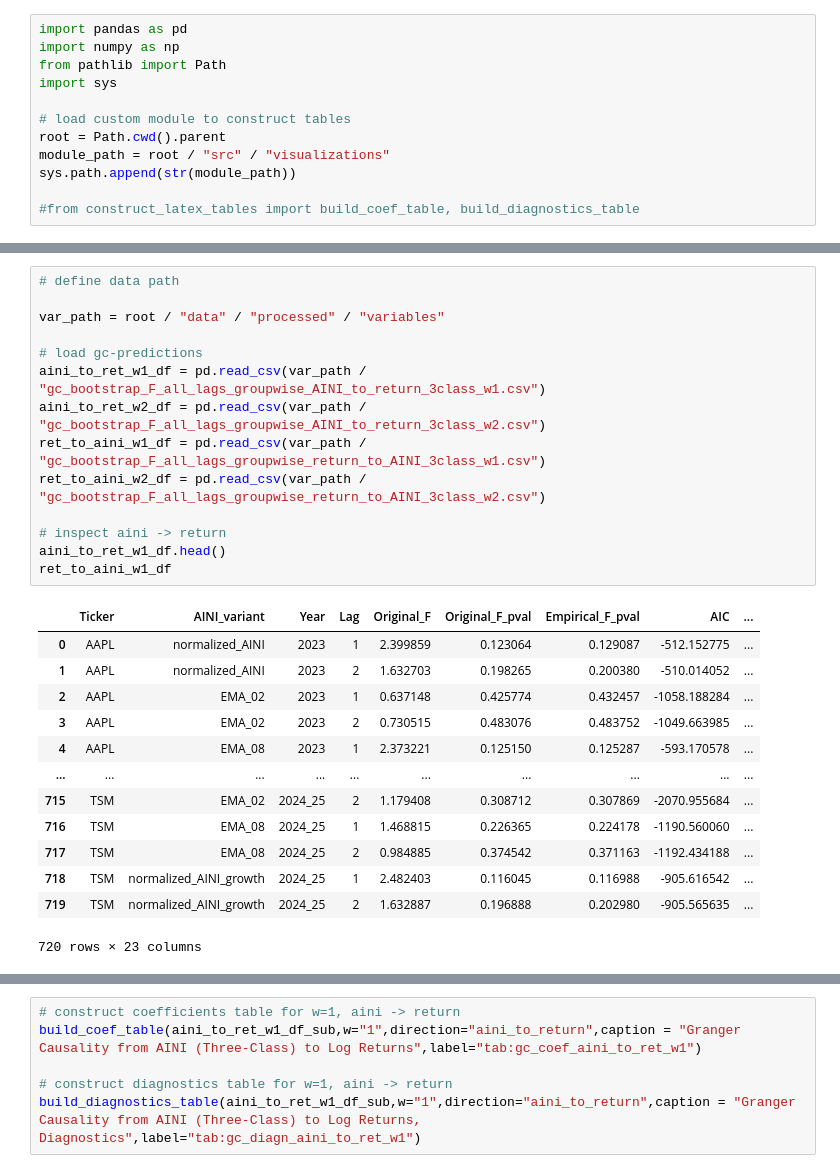
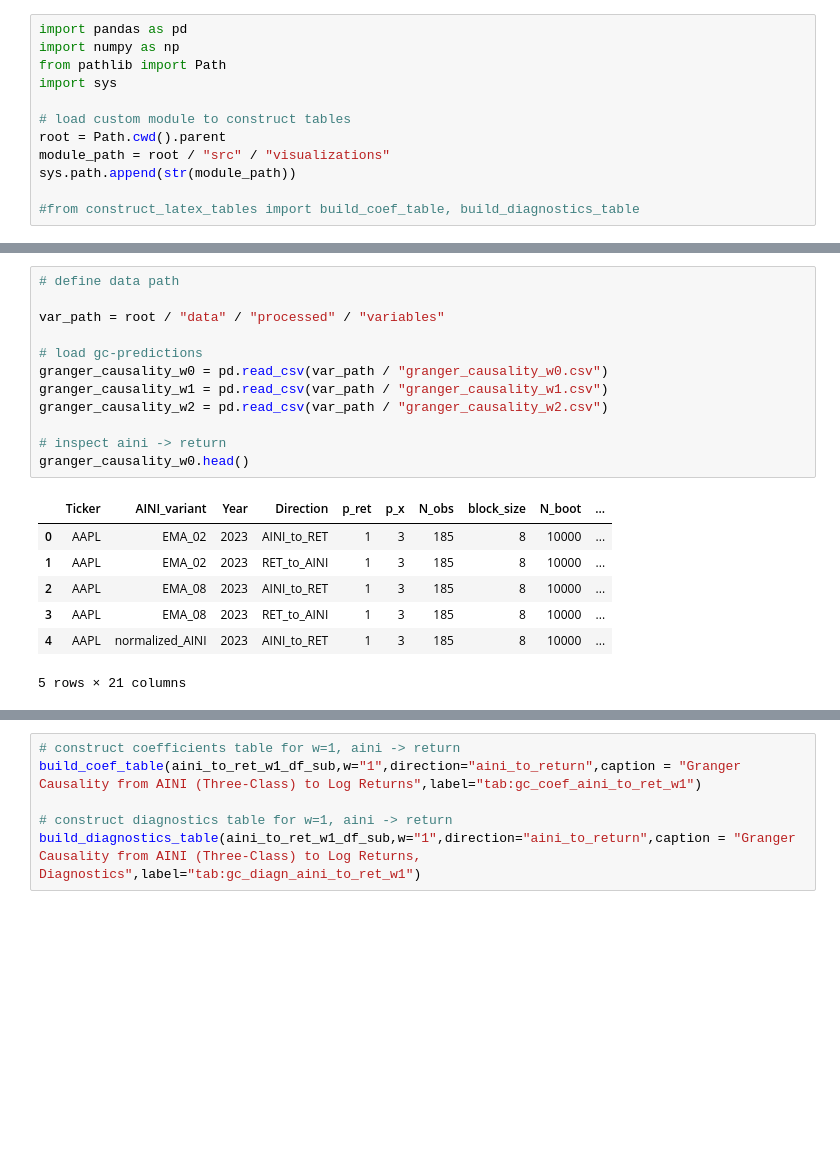
Before and after one commit to LarsIX/narrative_index, a Jupyter notebook: notebooks/subset_for_latex.ipynb, the cells around one changed output, grey strips where cells are left out. Drawn from its saved outputs; the diff is of its cells as text; blank space fills up the shorter version.

Commit message:
Changed to wild bootstrapping

```diff
--- a/notebooks/subset_for_latex.ipynb
+++ b/notebooks/subset_for_latex.ipynb
@@ -32,28 +32,20 @@ ols
 # %%
 # define data path
 
 var_path = root / "data" / "processed" / "variables"
 
 # load gc-predictions
-aini_to_ret_w1_df = pd.read_csv(var_path / "gc_bootstrap_F_all_lags_groupwise_AINI_to_return_3class_w1.csv")
-aini_to_ret_w2_df = pd.read_csv(var_path / "gc_bootstrap_F_all_lags_groupwise_AINI_to_return_3class_w2.csv")
-ret_to_aini_w1_df = pd.read_csv(var_path / "gc_bootstrap_F_all_lags_groupwise_return_to_AINI_3class_w1.csv")
-ret_to_aini_w2_df = pd.read_csv(var_path / "gc_bootstrap_F_all_lags_groupwise_return_to_AINI_3class_w2.csv")
+granger_causality_w0 = pd.read_csv(var_path / "granger_causality_w0.csv")
+granger_causality_w1 = pd.read_csv(var_path / "granger_causality_w1.csv")
+granger_causality_w2 = pd.read_csv(var_path / "granger_causality_w2.csv")
 
 # inspect aini -> return
-aini_to_ret_w1_df.head()
-ret_to_aini_w1_df
+granger_causality_w0.head()
 # %% [output]
-|  | Ticker | AINI_variant | Year | Lag | Original_F | Original_F_pval | Empirical_F_pval | AIC | ... |
-| 0 | AAPL | normalized_AINI | 2023 | 1 | 2.399859 | 0.123064 | 0.129087 | -512.152775 | ... |
-| 1 | AAPL | normalized_AINI | 2023 | 2 | 1.632703 | 0.198265 | 0.200380 | -510.014052 | ... |
-| 2 | AAPL | EMA_02 | 2023 | 1 | 0.637148 | 0.425774 | 0.432457 | -1058.188284 | ... |
-| 3 | AAPL | EMA_02 | 2023 | 2 | 0.730515 | 0.483076 | 0.483752 | -1049.663985 | ... |
-| 4 | AAPL | EMA_08 | 2023 | 1 | 2.373221 | 0.125150 | 0.125287 | -593.170578 | ... |
-| ... | ... | ... | ... | ... | ... | ... | ... | ... | ... |
-| 715 | TSM | EMA_02 | 2024_25 | 2 | 1.179408 | 0.308712 | 0.307869 | -2070.955684 | ... |
-| 716 | TSM | EMA_08 | 2024_25 | 1 | 1.468815 | 0.226365 | 0.224178 | -1190.560060 | ... |
-| 717 | TSM | EMA_08 | 2024_25 | 2 | 0.984885 | 0.374542 | 0.371163 | -1192.434188 | ... |
-| 718 | TSM | normalized_AINI_growth | 2024_25 | 1 | 2.482403 | 0.116045 | 0.116988 | -905.616542 | ... |
-| 719 | TSM | normalized_AINI_growth | 2024_25 | 2 | 1.632887 | 0.196888 | 0.202980 | -905.565635 | ... |
+|  | Ticker | AINI_variant | Year | Direction | p_ret | p_x | N_obs | block_size | N_boot | ... |
+| 0 | AAPL | EMA_02 | 2023 | AINI_to_RET | 1 | 3 | 185 | 8 | 10000 | ... |
+| 1 | AAPL | EMA_02 | 2023 | RET_to_AINI | 1 | 3 | 185 | 8 | 10000 | ... |
+| 2 | AAPL | EMA_08 | 2023 | AINI_to_RET | 1 | 3 | 185 | 8 | 10000 | ... |
+| 3 | AAPL | EMA_08 | 2023 | RET_to_AINI | 1 | 3 | 185 | 8 | 10000 | ... |
+| 4 | AAPL | normalized_AINI | 2023 | AINI_to_RET | 1 | 3 | 185 | 8 | 10000 | ... |
-720 rows × 23 columns
+5 rows × 21 columns
```
Also changed, not shown: parts of 3 cells of this notebook, 45 other files.
